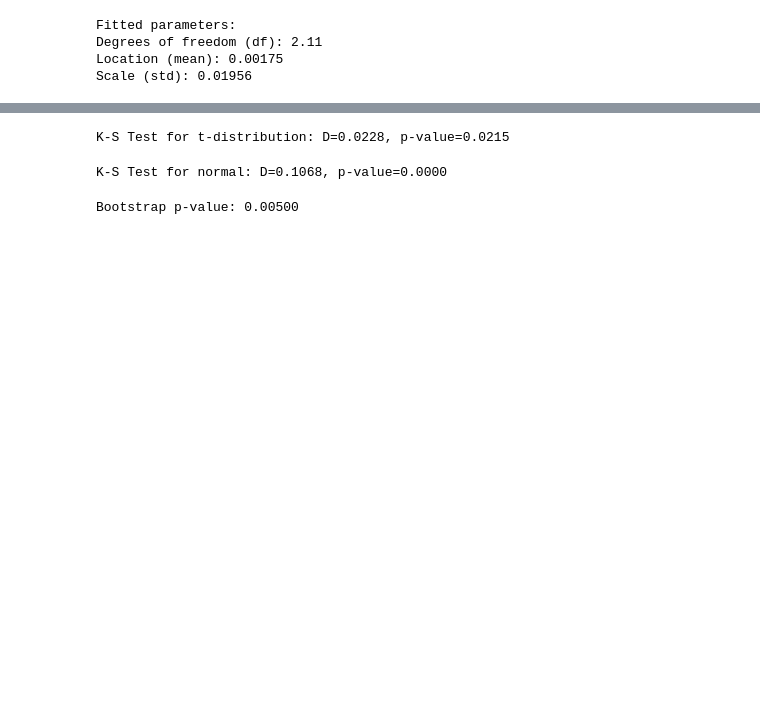
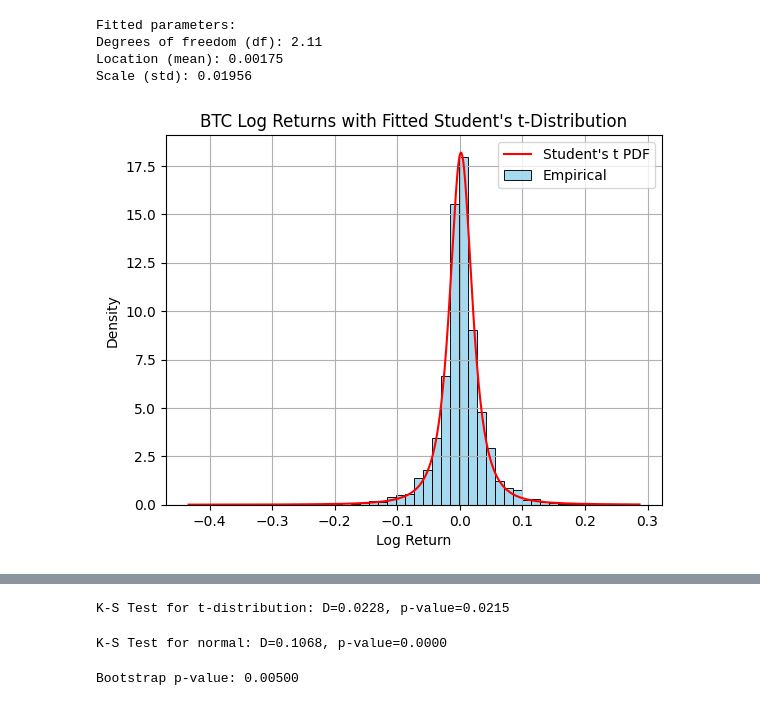
Before and after one commit to Mbigeard06/BtcPriceAnalysis, a Jupyter notebook: t_student.ipynb, the cells around one changed output, grey strips where cells are left out. Drawn from its saved outputs; the diff is of its cells as text; code cells hidden in the pictures; blank space fills up the shorter version.

Commit message:
Add plot

```diff
--- a/t_student.ipynb
+++ b/t_student.ipynb
@@ -20,3 +21,21 @@ Fitted parameters:
 Degrees of freedom (df): 2.11
 Location (mean): 0.00175
 Scale (std): 0.01956
+# %%
+# STEP 2 : Empricial vs students pdf
+import matplotlib.pyplot as plt
+import seaborn as sns
+
+x = np.linspace(log_returns.min(), log_returns.max(), 1000)
+pdf_t = t.pdf(x, df_t, loc_t, scale_t)
+
+sns.histplot(log_returns, bins=50, stat="density", kde=False, color="skyblue", label="Empirical")
+plt.plot(x, pdf_t, 'r-', label="Student's t PDF")
+plt.legend()
+plt.title("BTC Log Returns with Fitted Student's t-Distribution")
+plt.xlabel("Log Return")
+plt.ylabel("Density")
+plt.grid(True)
+plt.show()
+# %% [output]
+[figure, added]
```
Also changed, not shown: parts of 2 cells of this notebook.
